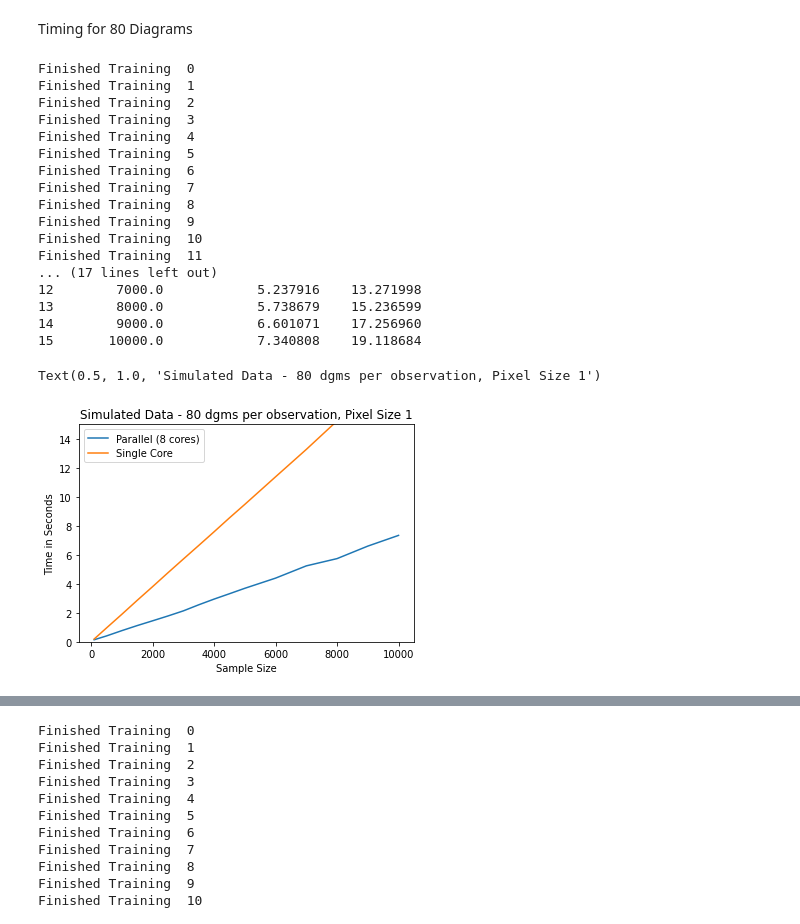
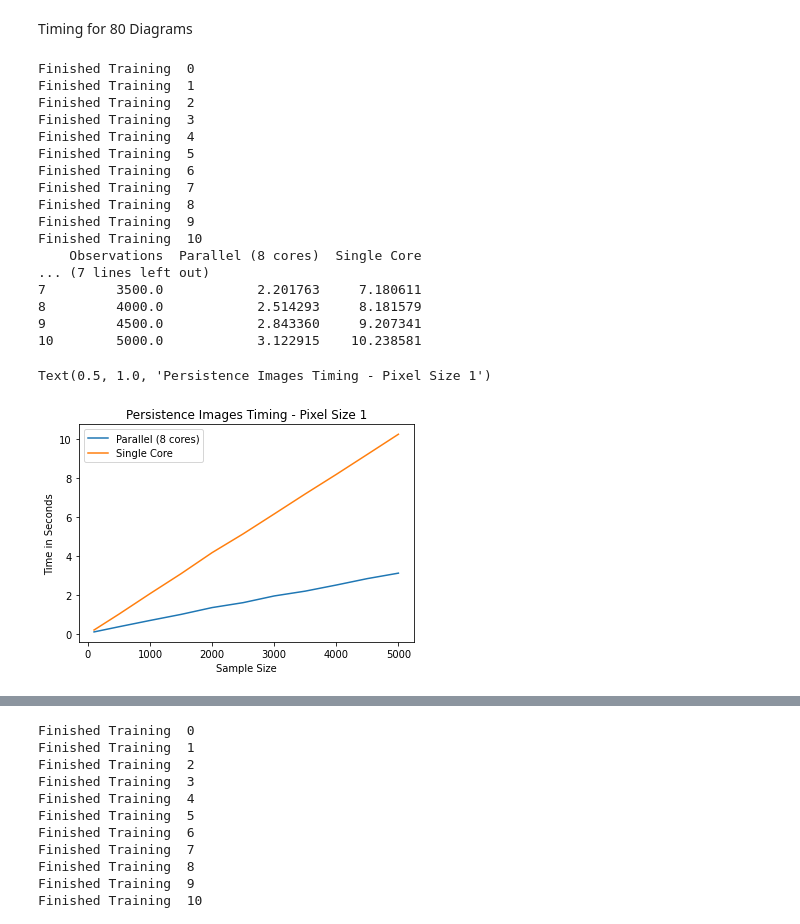
Before and after one commit to TeaspoonTDA/teaspoon, a Jupyter notebook: notebooks/timing/ml_methods_timing_pers_images.ipynb, the cells around one changed output, grey strips where cells are left out. Saved outputs shown, nothing was run; the diff lists cells and outputs as text; code cells hidden in the pictures.

```diff
--- a/notebooks/timing/ml_methods_timing_pers_images.ipynb
+++ b/notebooks/timing/ml_methods_timing_pers_images.ipynb
@@ -161,4 +160,0 @@ dgms_3_train = dgms_3[0:100]
-# %%
-dgms_train = dgms_20[0:1000]
-%timeit output0 = F_Image(dgms_train, PS=1, var=2, plot=False, training=True)
-%timeit output0 = F_Image(dgms_train, PS=.1, var=2, plot=False, training=True, parallel=True)
@@ -168,4 +160,0 @@ dgms_train = dgms_20[0:1000]
-# %%
-dgms_train = dgms_40[0:100]
-%timeit output0 = F_Image(dgms_train, PS=1, var=2, plot=False, training=True)
-%timeit output0 = F_Image(dgms_train, PS=1, var=2, plot=False, training=True, parallel=True)
@@ -175,4 +160,0 @@ dgms_train = dgms_40[0:100]
-# %%
-dgms_train = dgms_80[0:100]
-%timeit output0 = F_Image(dgms_train, PS=1, var=2, plot=False, training=True)
-%timeit output0 = F_Image(dgms_train, PS=1, var=2, plot=False, training=True, parallel=True)
@@ -406,7 +385,7 @@ Timing for 80 Diagrams
 # %%
 import time
 seed = [0,1,2,3,4]
-train_size = [100, 500,1000,1500, 2000, 2500, 3000, 3500, 4000, 4500, 5000, 6000, 7000, 8000, 9000,10000]
+train_size = [100, 500,1000,1500, 2000, 2500, 3000, 3500, 4000, 4500, 5000]
 n = len(train_size)
 dgm80_timing = np.zeros((n,3))
 for i in range(0,n):
@@ -441,18 +420,17 @@ Finished Training  7
 Finished Training  8
 Finished Training  9
 Finished Training  10
-Finished Training  11
-... (17 lines left out)
-12        7000.0            5.237916    13.271998
-13        8000.0            5.738679    15.236599
-14        9000.0            6.601071    17.256960
-15       10000.0            7.340808    19.118684
+    Observations  Parallel (8 cores)  Single Core
+... (7 lines left out)
+7         3500.0            2.201763     7.180611
+8         4000.0            2.514293     8.181579
+9         4500.0            2.843360     9.207341
+10        5000.0            3.122915    10.238581
 # %%
 t = dgm80_timing_ps1.plot(x='Observations')
 t.set_xlabel("Sample Size")
 t.set_ylabel("Time in Seconds")
-t.set_ylim(0,15)
-t.set_title("Simulated Data - 80 dgms per observation, Pixel Size 1")
+t.set_title("Persistence Images Timing - Pixel Size 1")
 # %% [output]
-Text(0.5, 1.0, 'Simulated Data - 80 dgms per observation, Pixel Size 1')
+Text(0.5, 1.0, 'Persistence Images Timing - Pixel Size 1')
-[figure, old version]
+[figure, new version]
```
Also changed, not shown: parts of 8 cells of this notebook, 1 other file.
